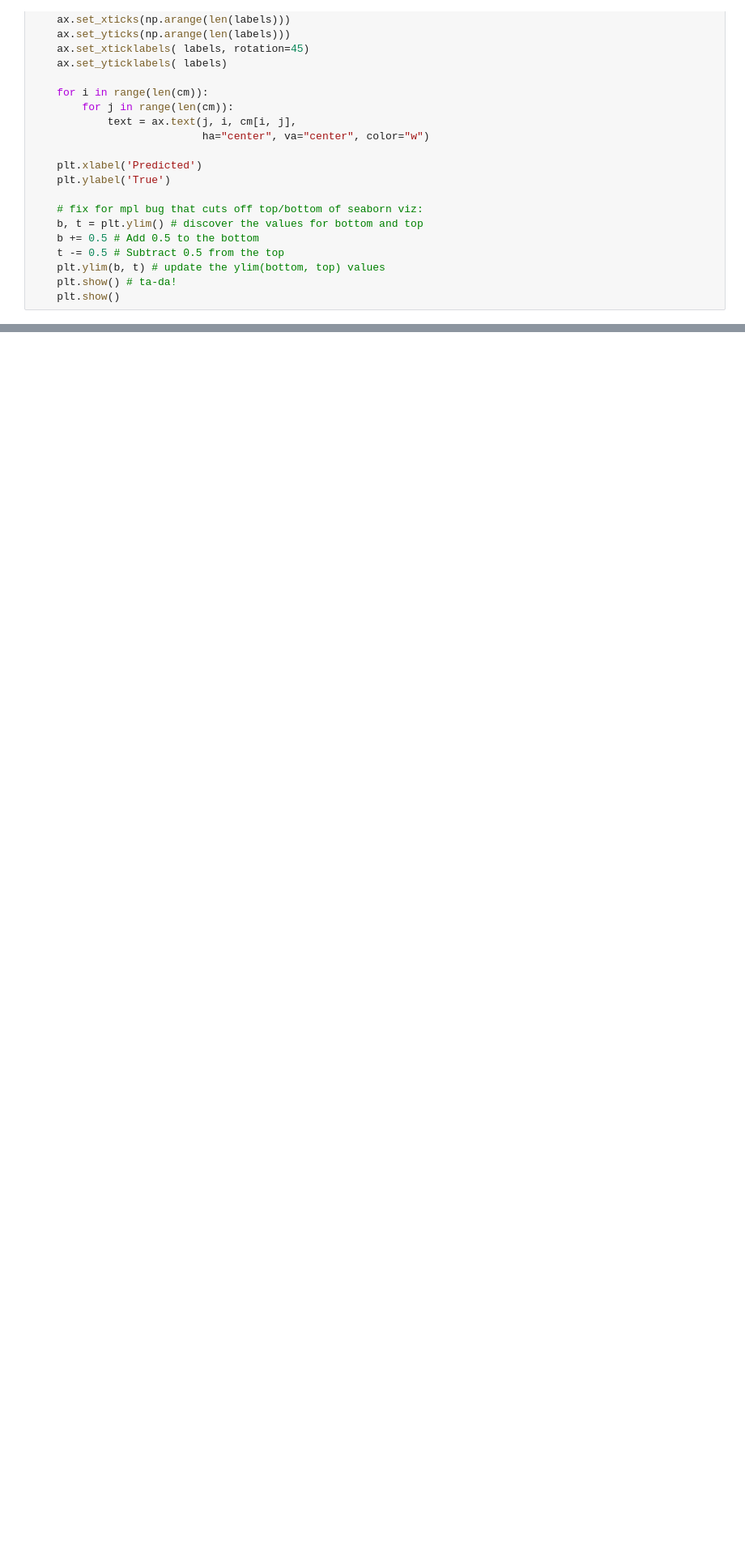
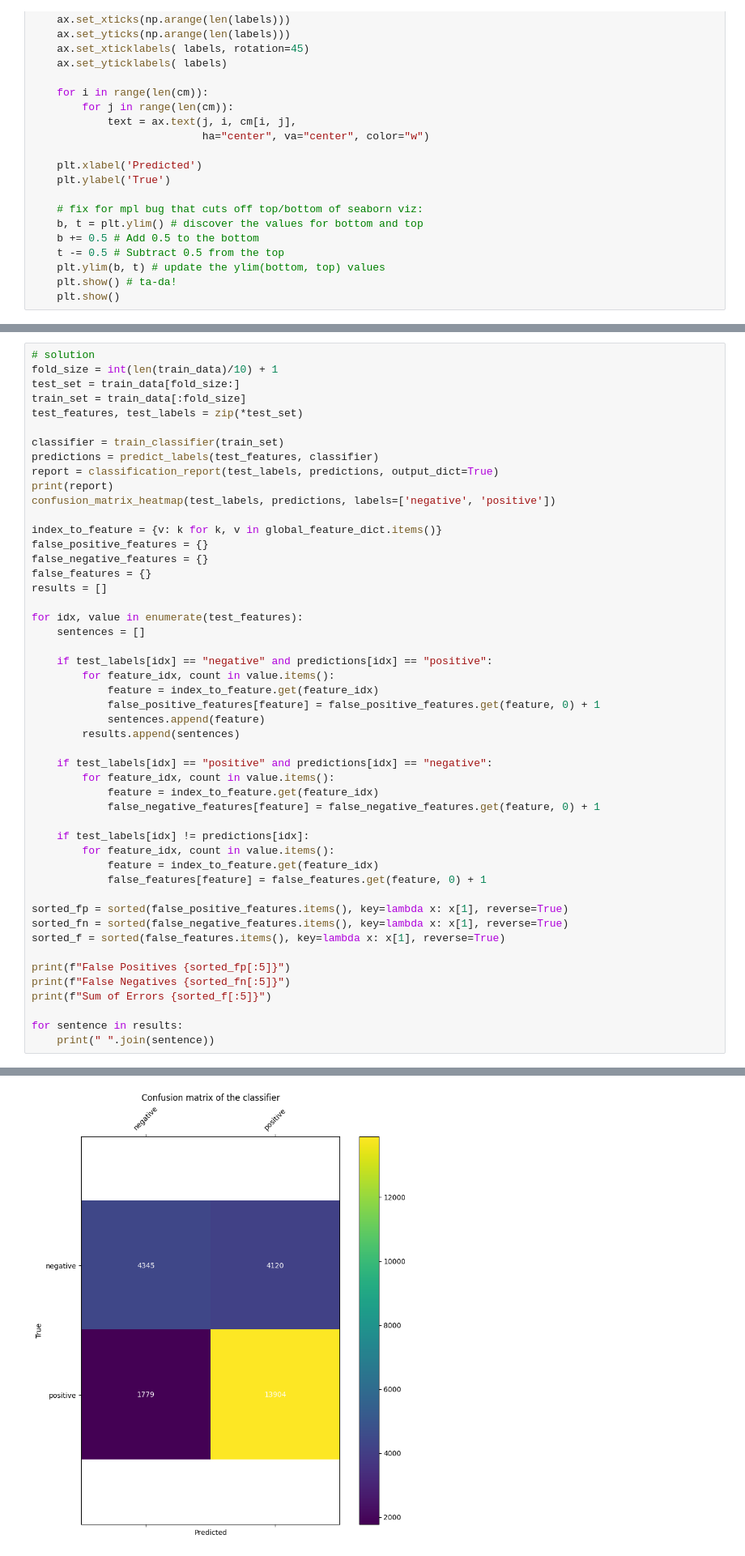
Before and after one commit to nik3348/ECS763-NLP, a Jupyter notebook: ecs763-coursework1/NLP_Assignment_1.ipynb, the cells around one changed output, grey strips where cells are left out. Shown at 81% size. Cells and saved outputs as stored; diff of their text form; blank space fills up the shorter version.

```diff
--- a/ecs763-coursework1/NLP_Assignment_1.ipynb
+++ b/ecs763-coursework1/NLP_Assignment_1.ipynb
@@ -297,0 +244,50 @@ of: 46
+# %%
+# solution
+fold_size = int(len(train_data)/10) + 1
+test_set = train_data[fold_size:]
+train_set = train_data[:fold_size]
+test_features, test_labels = zip(*test_set)
+
+classifier = train_classifier(train_set)
+predictions = predict_labels(test_features, classifier)
+report = classification_report(test_labels, predictions, output_dict=True)
+print(report)
+confusion_matrix_heatmap(test_labels, predictions, labels=['negative', 'positive'])
+
+index_to_feature = {v: k for k, v in global_feature_dict.items()}
+false_positive_features = {}
+false_negative_features = {}
+false_features = {}
+results = []
+
+for idx, value in enumerate(test_features):
+    sentences = []
+
+    if test_labels[idx] == "negative" and predictions[idx] == "positive":
+        for feature_idx, count in value.items():
+            feature = index_to_feature.get(feature_idx)
+            false_positive_features[feature] = false_positive_features.get(feature, 0) + 1
+            sentences.append(feature)
+        results.append(sentences)
+
+    if test_labels[idx] == "positive" and predictions[idx] == "negative":
+        for feature_idx, count in value.items():
+            feature = index_to_feature.get(feature_idx)
+            false_negative_features[feature] = false_negative_features.get(feature, 0) + 1
+
+    if test_labels[idx] != predictions[idx]:
+        for feature_idx, count in value.items():
+            feature = index_to_feature.get(feature_idx)
+            false_features[feature] = false_features.get(feature, 0) + 1
+
+sorted_fp = sorted(false_positive_features.items(), key=lambda x: x[1], reverse=True)
+sorted_fn = sorted(false_negative_features.items(), key=lambda x: x[1], reverse=True)
+sorted_f = sorted(false_features.items(), key=lambda x: x[1], reverse=True)
+
+print(f"False Positives {sorted_fp[:5]}")
+print(f"False Negatives {sorted_fn[:5]}")
+print(f"Sum of Errors {sorted_f[:5]}")
+
+for sentence in results:
+    print(" ".join(sentence))
+# %% [output]
@@ -297,0 +296 @@ of: 46
+[figure, added]
```
Also changed, not shown: parts of 5 cells of this notebook, 1 other file.
